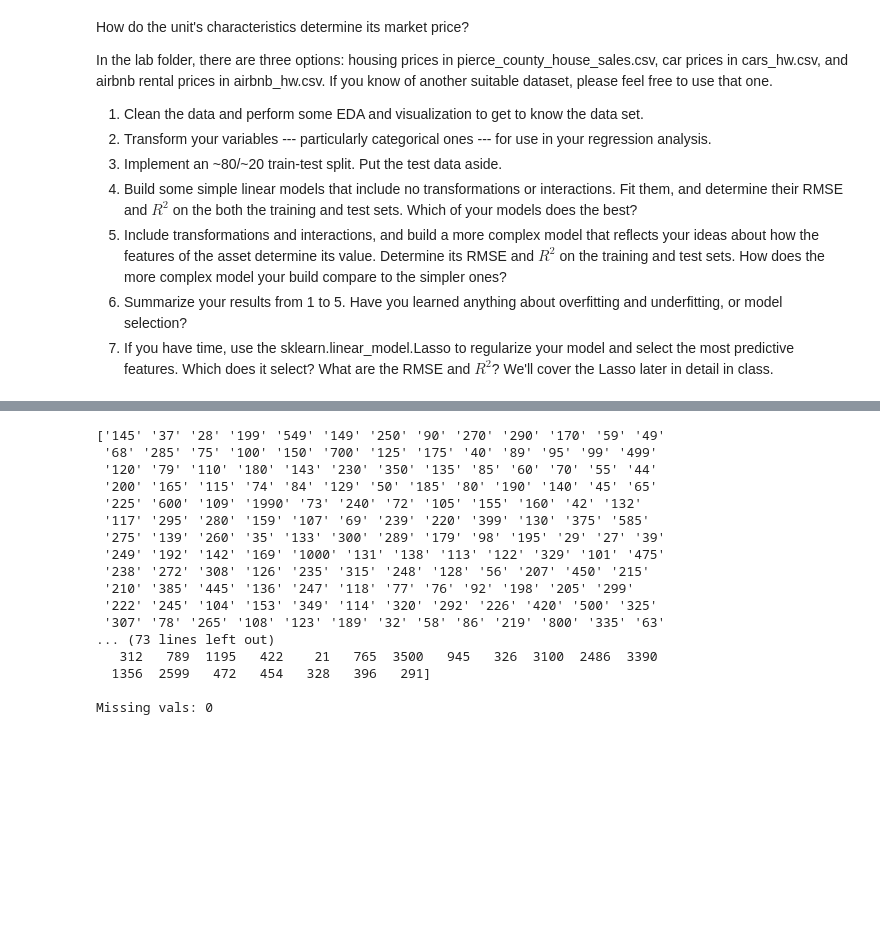
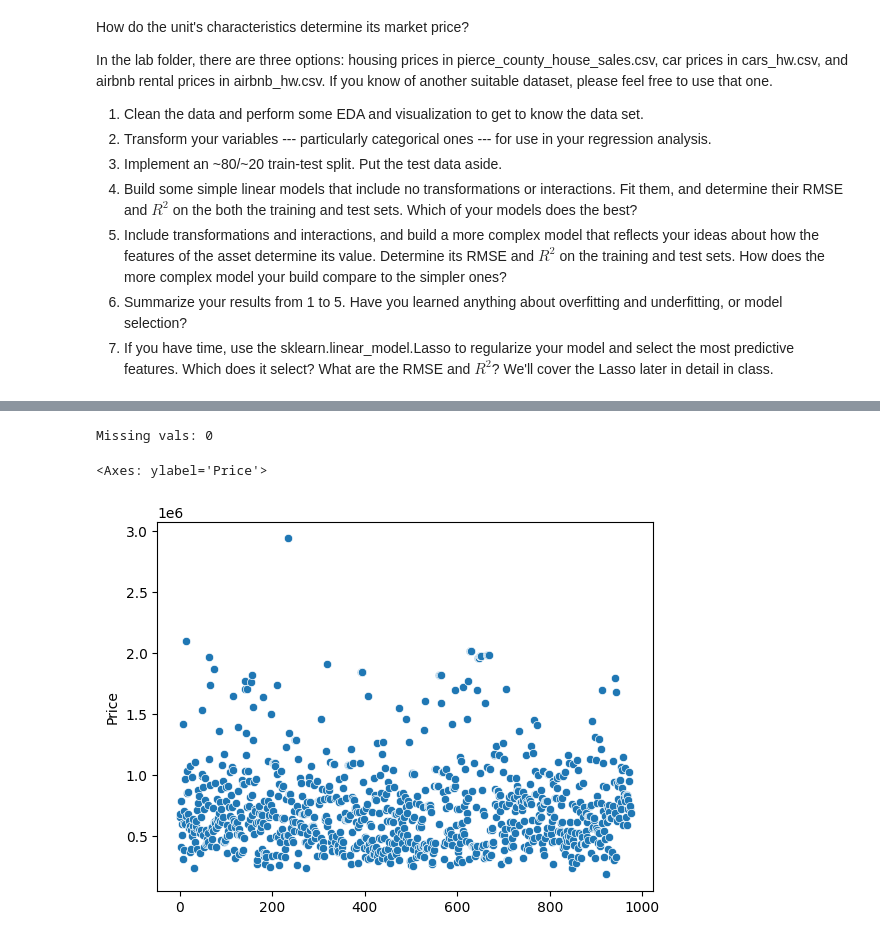
Before and after one commit to dsizzle67/ds3001-linearRegression, a Jupyter notebook: 04_hedonic_pricing/04_hedonic_pricing.ipynb, the cells around one changed output, grey strips where cells are left out. Cells and saved outputs as stored; diff of their text form; code cells hidden in the pictures; blank space fills up the shorter version.

```diff
--- a/04_hedonic_pricing/04_hedonic_pricing.ipynb
+++ b/04_hedonic_pricing/04_hedonic_pricing.ipynb
@@ -64,24 +71,13 @@ array(['145', '37', '28', '199', '549', '149', '250', '90', '270', '290',
 # %%
-price = price.str.replace(",", "")
-print(price.unique(), "\n")
-price = pd.to_numeric(price, errors="coerce")
-print(price.unique(), "\n")
+# price = price.str.replace(",", "")
+# print(price.unique(), "\n")
+# price = pd.to_numeric(price, errors="coerce")
+# print(price.unique(), "\n")
 print("Missing vals:", sum(price.isnull()))
 # %% [output]
-['145' '37' '28' '199' '549' '149' '250' '90' '270' '290' '170' '59' '49'
- '68' '285' '75' '100' '150' '700' '125' '175' '40' '89' '95' '99' '499'
- '120' '79' '110' '180' '143' '230' '350' '135' '85' '60' '70' '55' '44'
- '200' '165' '115' '74' '84' '129' '50' '185' '80' '190' '140' '45' '65'
- '225' '600' '109' '1990' '73' '240' '72' '105' '155' '160' '42' '132'
- '117' '295' '280' '159' '107' '69' '239' '220' '399' '130' '375' '585'
- '275' '139' '260' '35' '133' '300' '289' '179' '98' '195' '29' '27' '39'
- '249' '192' '142' '169' '1000' '131' '138' '113' '122' '329' '101' '475'
- '238' '272' '308' '126' '235' '315' '248' '128' '56' '207' '450' '215'
- '210' '385' '445' '136' '247' '118' '77' '76' '92' '198' '205' '299'
- '222' '245' '104' '153' '349' '114' '320' '292' '226' '420' '500' '325'
- '307' '78' '265' '108' '123' '189' '32' '58' '86' '219' '800' '335' '63'
-... (73 lines left out)
-   312   789  1195   422    21   765  3500   945   326  3100  2486  3390
-  1356  2599   472   454   328   396   291]
-
 Missing vals: 0
+# %%
+sns.scatterplot(price)
+# %% [output]
+<Axes: ylabel='Price'>
+[figure, added]
```
Also changed, not shown: parts of 15 cells of this notebook.
